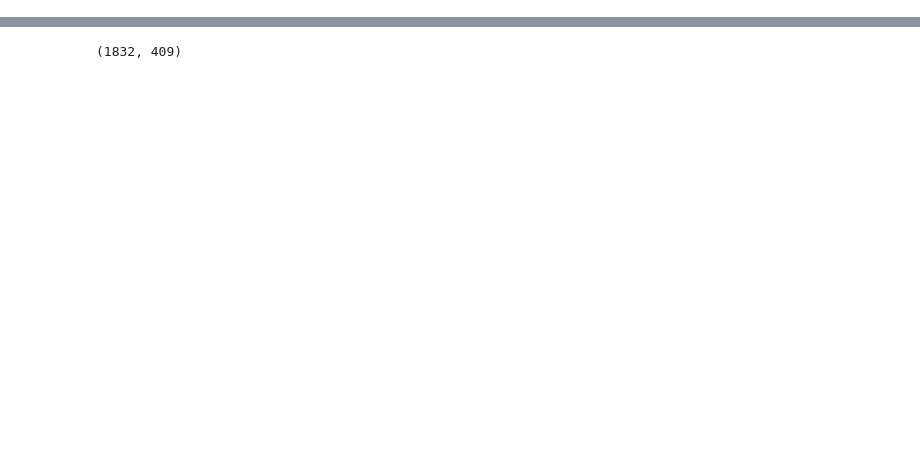
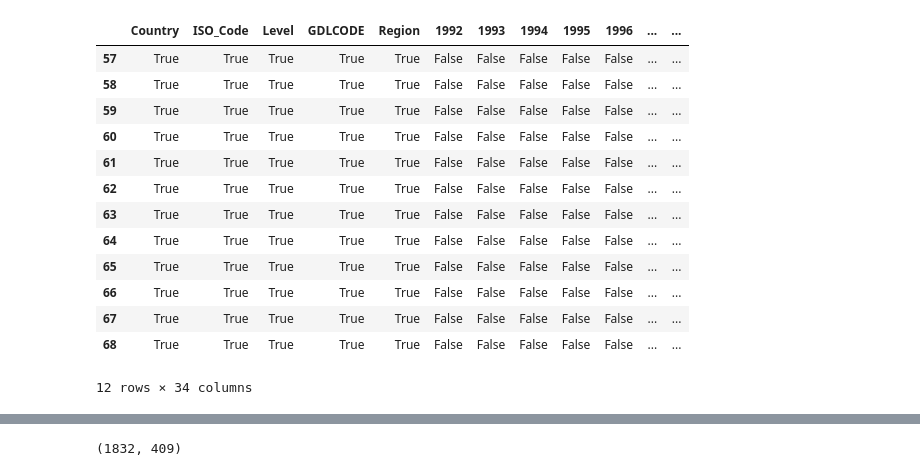
Before and after one commit to fayshaw/data_preprocessing, a Jupyter notebook: livwell.ipynb, the cells around one changed output, grey strips where cells are left out. Cells and saved outputs as stored; diff of their text form; code cells hidden in the pictures; blank space fills up the shorter version.

```diff
--- a/livwell.ipynb
+++ b/livwell.ipynb
@@ -334,0 +423,3 @@ livwell_df.notnull().sum().to_frame().T
+# %%
+gdl = pd.read_csv("GDL-Mean-International-Wealth-Index-(IWI)-score-of-region-data.csv")
+gdl
@@ -334,0 +440,3 @@ livwell_df.notnull().sum().to_frame().T
+# %%
+armenia_gdl = gdl[gdl['Country'] == "Armenia"]
+armenia_gdl
@@ -334,0 +458,17 @@ livwell_df.notnull().sum().to_frame().T
+# %%
+armenia_gdl.notna()
+# %% [output]
+|  | Country | ISO_Code | Level | GDLCODE | Region | 1992 | 1993 | 1994 | 1995 | 1996 | ... | ... |
+| 57 | True | True | True | True | True | False | False | False | False | False | ... | ... |
+| 58 | True | True | True | True | True | False | False | False | False | False | ... | ... |
+| 59 | True | True | True | True | True | False | False | False | False | False | ... | ... |
+| 60 | True | True | True | True | True | False | False | False | False | False | ... | ... |
+| 61 | True | True | True | True | True | False | False | False | False | False | ... | ... |
+| 62 | True | True | True | True | True | False | False | False | False | False | ... | ... |
+| 63 | True | True | True | True | True | False | False | False | False | False | ... | ... |
+| 64 | True | True | True | True | True | False | False | False | False | False | ... | ... |
+| 65 | True | True | True | True | True | False | False | False | False | False | ... | ... |
+| 66 | True | True | True | True | True | False | False | False | False | False | ... | ... |
+| 67 | True | True | True | True | True | False | False | False | False | False | ... | ... |
+| 68 | True | True | True | True | True | False | False | False | False | False | ... | ... |
+12 rows × 34 columns
```
Also changed, not shown: parts of 120 cells of this notebook.
